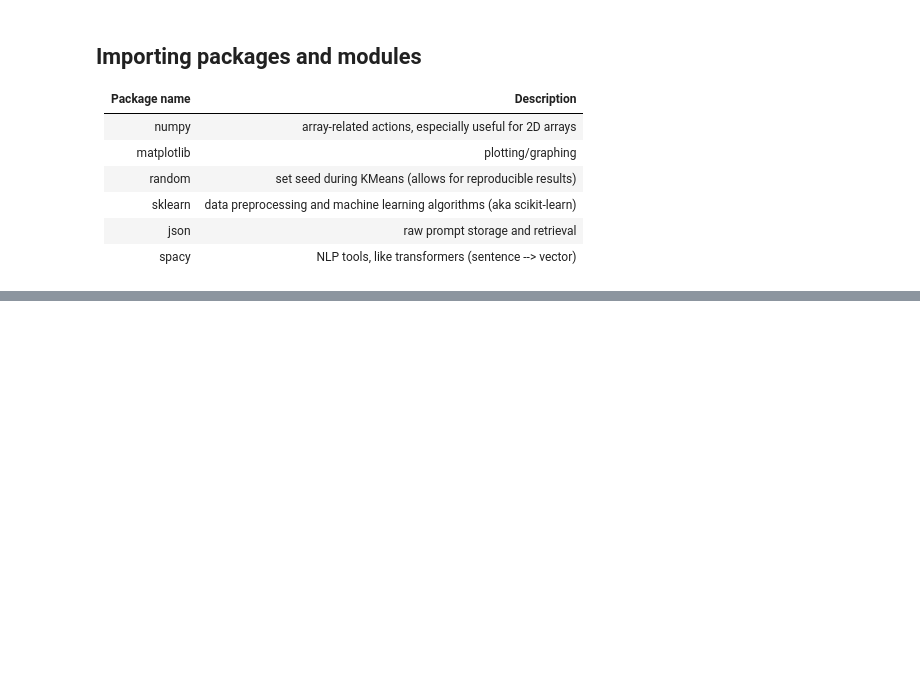
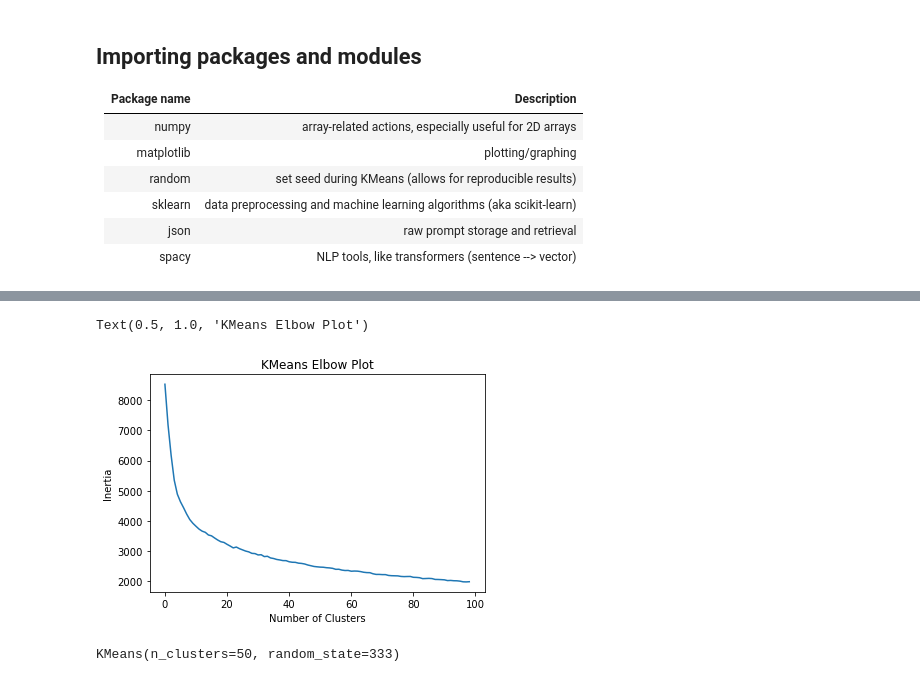
Before and after one commit to vc64/essayGrouping, a Jupyter notebook: essayGroupingSpacy.ipynb, the cells around one changed output, grey strips where cells are left out. Drawn from its saved outputs; the diff is of its cells as text; code cells hidden in the pictures; blank space fills up the shorter version.

```diff
--- a/essayGroupingSpacy.ipynb
+++ b/essayGroupingSpacy.ipynb
@@ -47,10 +44,12 @@ allprompts = json.load(file)
 # %%
+# number of prompts from each school
 numPrompts = []
+
+# list of prompts (sentences), no longer grouped by school
 prompt_corpus = []
 
 for college in allprompts:
     numPrompts.append(len(college[1]))
 
     for prompt in college[1]:
-        if len(prompt[1]) > 0 and len(prompt[1][0]) > 0:
-            prompt_corpus.append(prompt[1])
+        prompt_corpus.append(prompt[1])
@@ -280,20 +360,25 @@ for point in pca_clusters[n]:
 # %%
-# using sklearn KMeans function
 elbow = []
 
-for i in range(1, 50):
+for i in range(1, 100):
+    # switched to sklearn's built-in KMeans function for "inertia" calculation
     kmeans = KMeans(n_clusters = i, init = "k-means++", random_state = 333)
     kmeans.fit(prompt_matrix_indexed[:,1:])
     elbow.append(kmeans.inertia_)
 # %%
 plt.plot(elbow)
 plt.xlabel("Number of Clusters")
-plt.ylabel("")
+plt.ylabel("Inertia")
 plt.title("KMeans Elbow Plot")
+# %% [output]
+Text(0.5, 1.0, 'KMeans Elbow Plot')
+[figure, added]
 # %%
 kmeans = KMeans(n_clusters = 50, init = "k-means++", random_state = 333)
 
 kmeans.fit(prompt_matrix_indexed[:,1:])
+# %% [output]
+KMeans(n_clusters=50, random_state=333)
 # %%
 kmeans.labels_.shape
 
```
Also changed, not shown: parts of 40 cells of this notebook.
